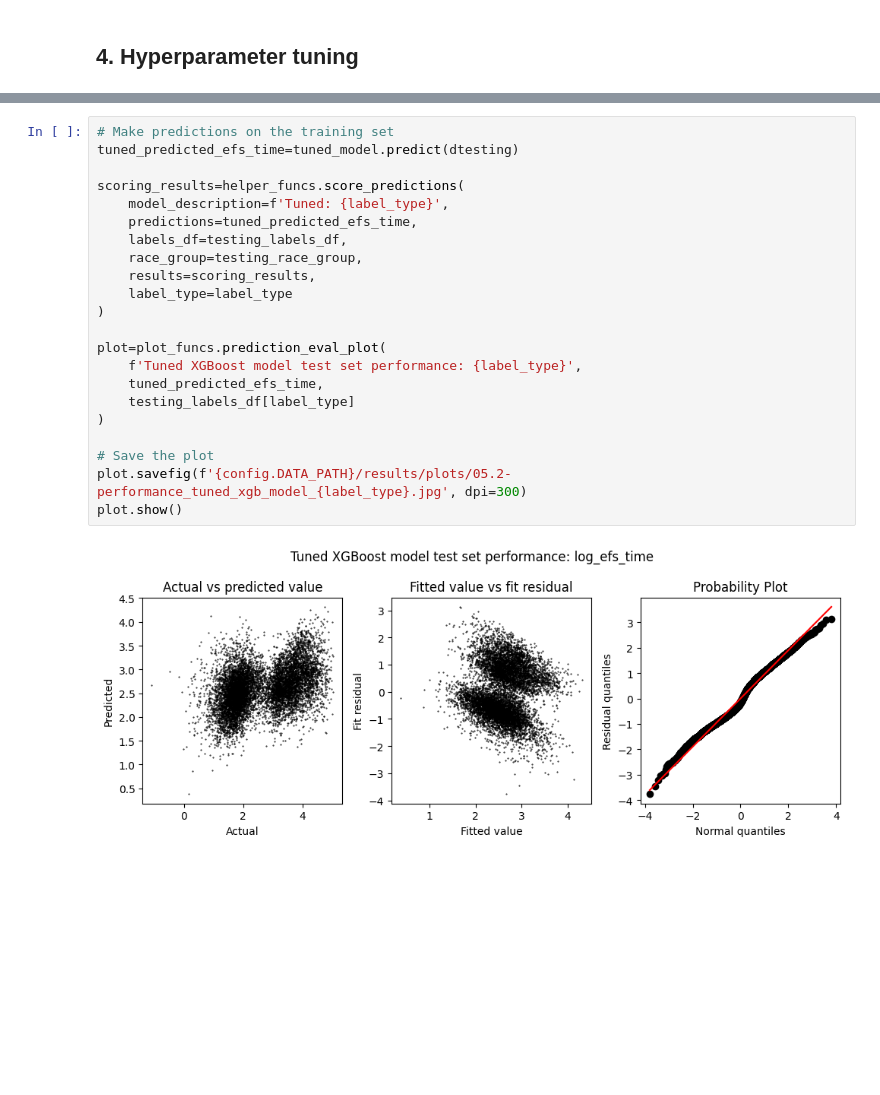
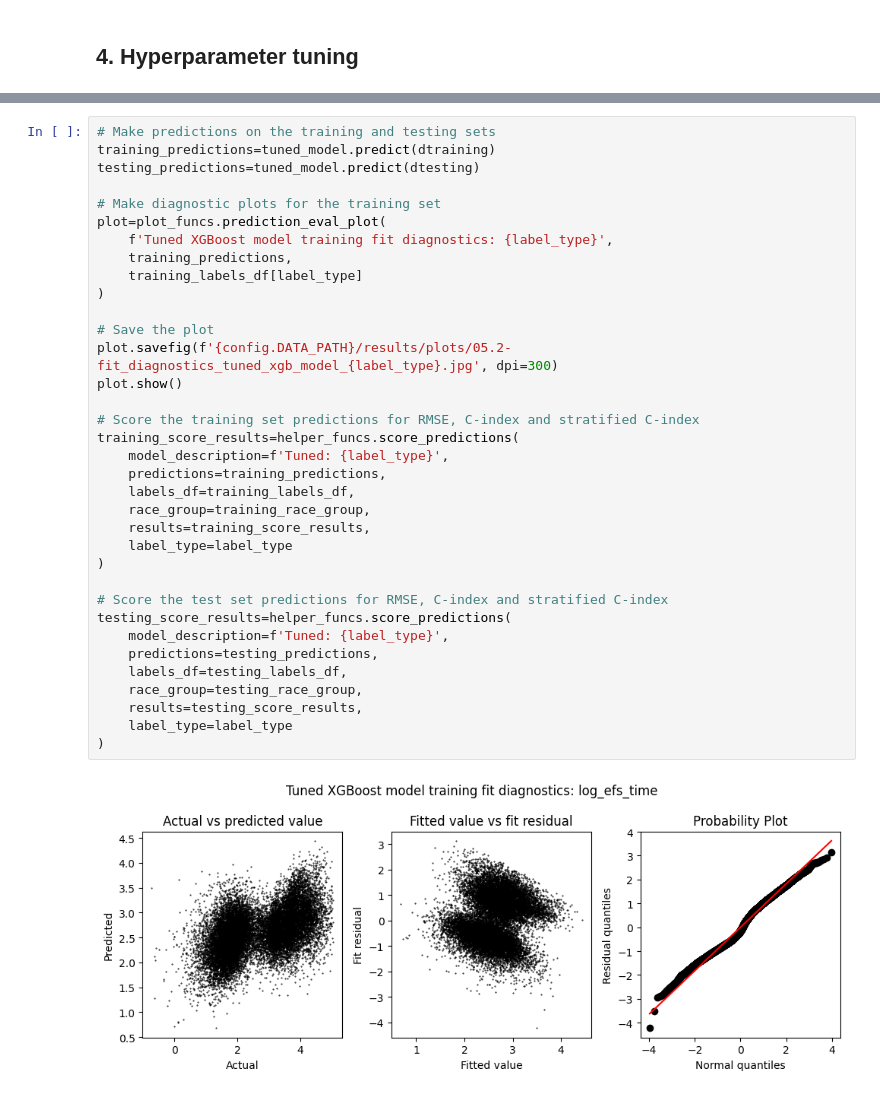
Before and after one commit to gperdrizet/HSCT_survival, a Jupyter notebook: notebooks/05.2-XGBoost_regression_model.ipynb, the cells around one changed output, grey strips where cells are left out. Cells and saved outputs as stored; diff of their text form; blank space fills up the shorter version.

```diff
--- a/notebooks/05.2-XGBoost_regression_model.ipynb
+++ b/notebooks/05.2-XGBoost_regression_model.ipynb
@@ -212,25 +234,38 @@ plt.show()
-# %%
-# Make predictions on the training set
-tuned_predicted_efs_time=tuned_model.predict(dtesting)
-
-scoring_results=helper_funcs.score_predictions(
-    model_description=f'Tuned: {label_type}',
-    predictions=tuned_predicted_efs_time,
-    labels_df=testing_labels_df,
-    race_group=testing_race_group,
-    results=scoring_results,
-    label_type=label_type
-)
-
-plot=plot_funcs.prediction_eval_plot(
-    f'Tuned XGBoost model test set performance: {label_type}',
-    tuned_predicted_efs_time,
-    testing_labels_df[label_type]
-)
-
-# Save the plot
-plot.savefig(f'{config.DATA_PATH}/results/plots/05.2-performance_tuned_xgb_model_{label_type}.jpg', dpi=300)
-plot.show()
-# %% [output]
-[figure, removed]
+# %%
+# Make predictions on the training and testing sets
+training_predictions=tuned_model.predict(dtraining)
+testing_predictions=tuned_model.predict(dtesting)
+
+# Make diagnostic plots for the training set
+plot=plot_funcs.prediction_eval_plot(
+    f'Tuned XGBoost model training fit diagnostics: {label_type}',
+    training_predictions,
+    training_labels_df[label_type]
+)
+
+# Save the plot
+plot.savefig(f'{config.DATA_PATH}/results/plots/05.2-fit_diagnostics_tuned_xgb_model_{label_type}.jpg', dpi=300)
+plot.show()
+
+# Score the training set predictions for RMSE, C-index and stratified C-index
+training_score_results=helper_funcs.score_predictions(
+    model_description=f'Tuned: {label_type}',
+    predictions=training_predictions,
+    labels_df=training_labels_df,
+    race_group=training_race_group,
+    results=training_score_results,
+    label_type=label_type
+)
+
+# Score the test set predictions for RMSE, C-index and stratified C-index
+testing_score_results=helper_funcs.score_predictions(
+    model_description=f'Tuned: {label_type}',
+    predictions=testing_predictions,
+    labels_df=testing_labels_df,
+    race_group=testing_race_group,
+    results=testing_score_results,
+    label_type=label_type
+)
+# %% [output]
+[figure, added]
 # %% [markdown]
```
Also changed, not shown: parts of 11 cells of this notebook.
